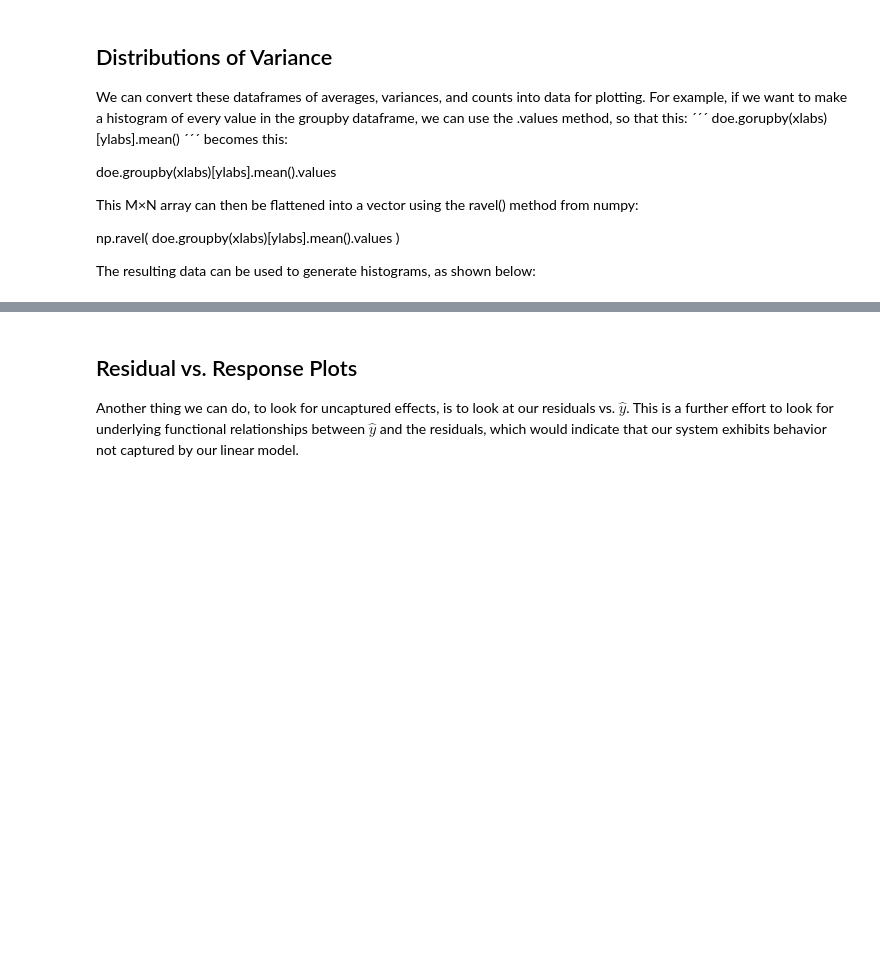
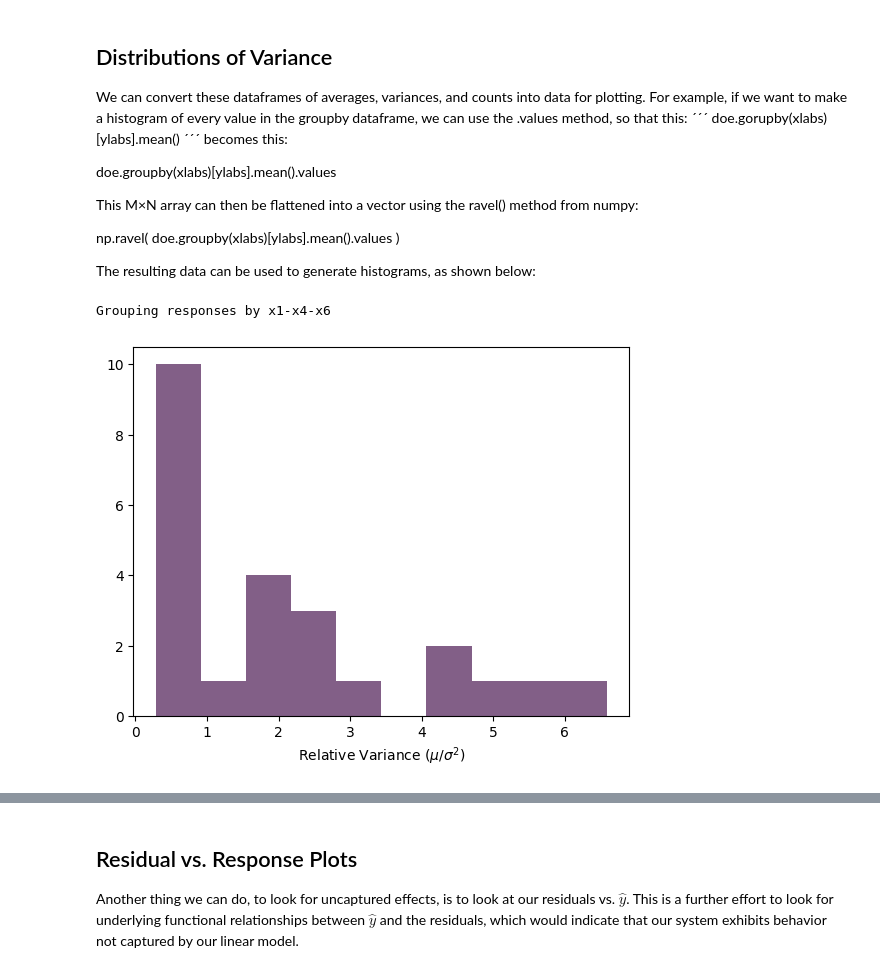
Before and after one commit to Teoroo-CMC/DoE_Course_Material, a Jupyter notebook: Week_2/Workshop_5/Jupyter-notebooks/2-6factor-more_analysis_data_from_book.ipynb, the cells around one changed output, grey strips where cells are left out. Cells and saved outputs as stored; diff of their text form; code cells hidden in the pictures; blank space fills up the shorter version.

```diff
--- a/Week_2/Workshop_5/Jupyter-notebooks/2-6factor-more_analysis_data_from_book.ipynb
+++ b/Week_2/Workshop_5/Jupyter-notebooks/2-6factor-more_analysis_data_from_book.ipynb
@@ -225,15 +313,18 @@ The resulting data can be used to generate histograms, as shown below:
 # %%
 # Histogram of means of response values, grouped by xlabs
 
-xlabs = ['x1','x2','x3','x4']
+xlabs = ['x1','x4','x6']
 
 print("Grouping responses by %s"%( "-".join(xlabs) ))
 
 dat = np.ravel(doe.groupby(xlabs)[ylabs].mean().values) / np.ravel(doe.groupby(xlabs)[ylabs].var().values)
 
 hist(dat, 10, color=colors[3]);
 xlabel(r'Relative Variance ($\mu$/$\sigma^2$)')
 show()
+# %% [output]
+Grouping responses by x1-x4-x6
+[figure, added]
 # %%
 # Histogram of variances of response values, grouped by xlabs
 
```
Also changed, not shown: parts of 25 cells of this notebook, 3 other files.
